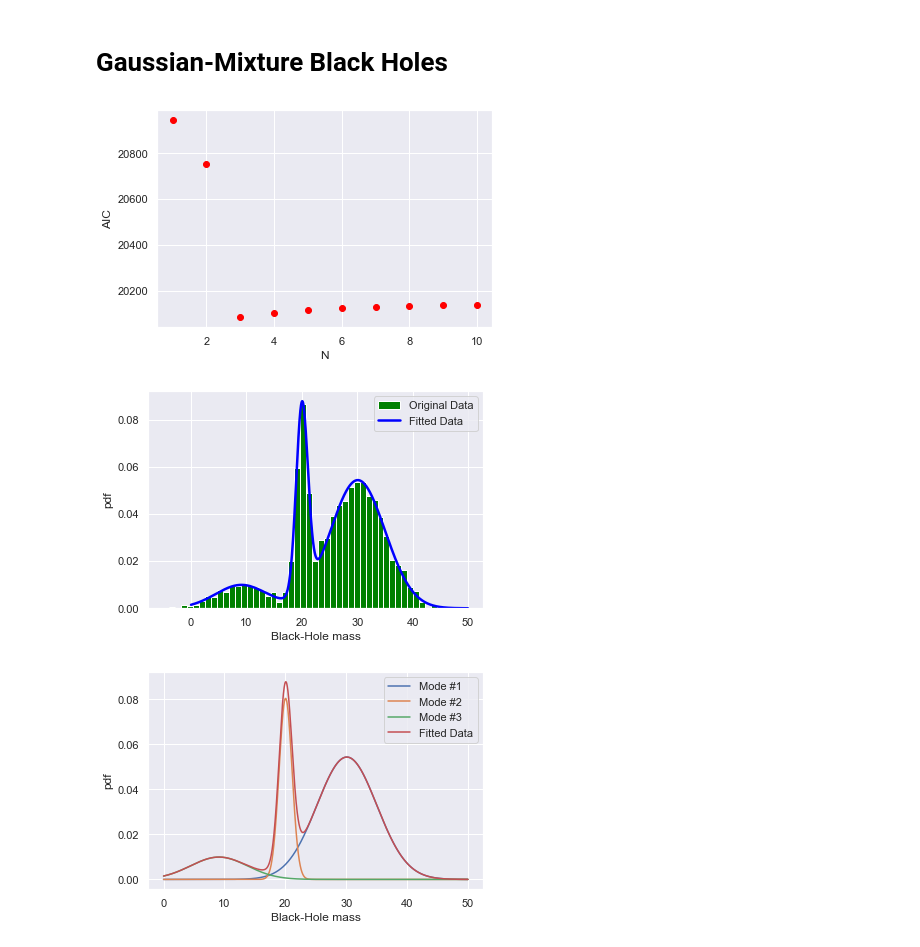
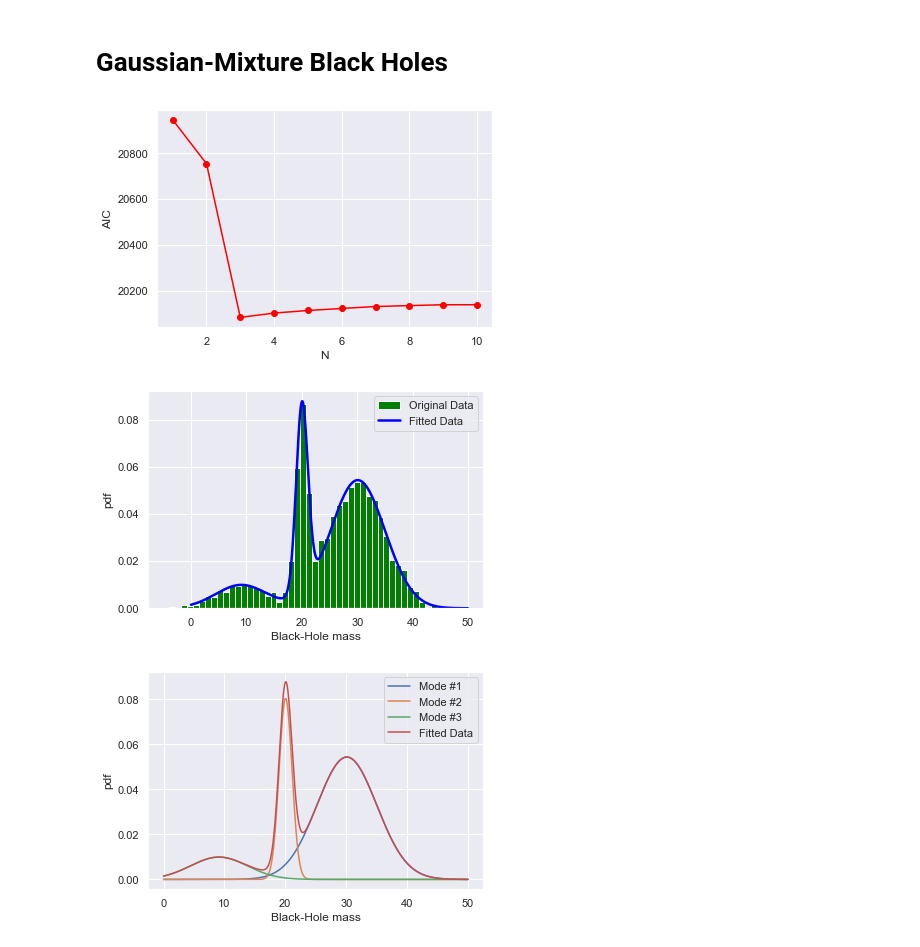
Before and after one commit to olli-e-benji/Astrostatistics-and-Machine-Learning-2023, a Jupyter notebook: working/L06_BlackHoles.ipynb, the cells around one changed output. Drawn from its saved outputs; the diff is of its cells as text; code cells hidden in the pictures.

```diff
--- a/working/L06_BlackHoles.ipynb
+++ b/working/L06_BlackHoles.ipynb
@@ -28,6 +28,7 @@ aic = np.array(aic)
 plt.ylabel('AIC')
 plt.xlabel('N')
 plt.scatter(components, aic, color='red')
+plt.plot(components, aic, color='red')
 plt.show()
 
 mask = tuple([aic == np.min(aic)])
@@ -36,33 +37,33 @@ aic_best = aic[mask]
 N_best = int(components[mask])
 
 
 #Fitting data
 bestfit = gauss(n_components=N_best, random_state=1).fit(data)
 pdf = np.exp(bestfit.score_samples(xgrid))  #Exponentiating the log-likelihood
 
 #Plotting fitted pdf
 plt.ylabel('pdf')
 plt.xlabel('Black-Hole mass')
 plt.hist(data, bins=50, density=True, label='Original Data', color='green')
 plt.plot(xgrid, pdf, c='blue', label='Fitted Data', linewidth=2.5)
 plt.legend()
 plt.show()
 
 #Isolating single modes
 superposition = bestfit.predict_proba(xgrid)
 single_gaussians = superposition * pdf[:,np.newaxis]
 
 #Plotting individual modes
 for i in range(N_best):
     current_plot = 'Mode #' + str(i+1)
     plt.plot(xgrid, single_gaussians[:,i], label=current_plot)
 plt.plot(xgrid, pdf, label='Fitted Data')
 
 plt.ylabel('pdf')
 plt.xlabel('Black-Hole mass')
 plt.legend()
 plt.show()
 # %% [output]
-[figure, old version]
+[figure, new version]
 [figure]
 [figure]
```
